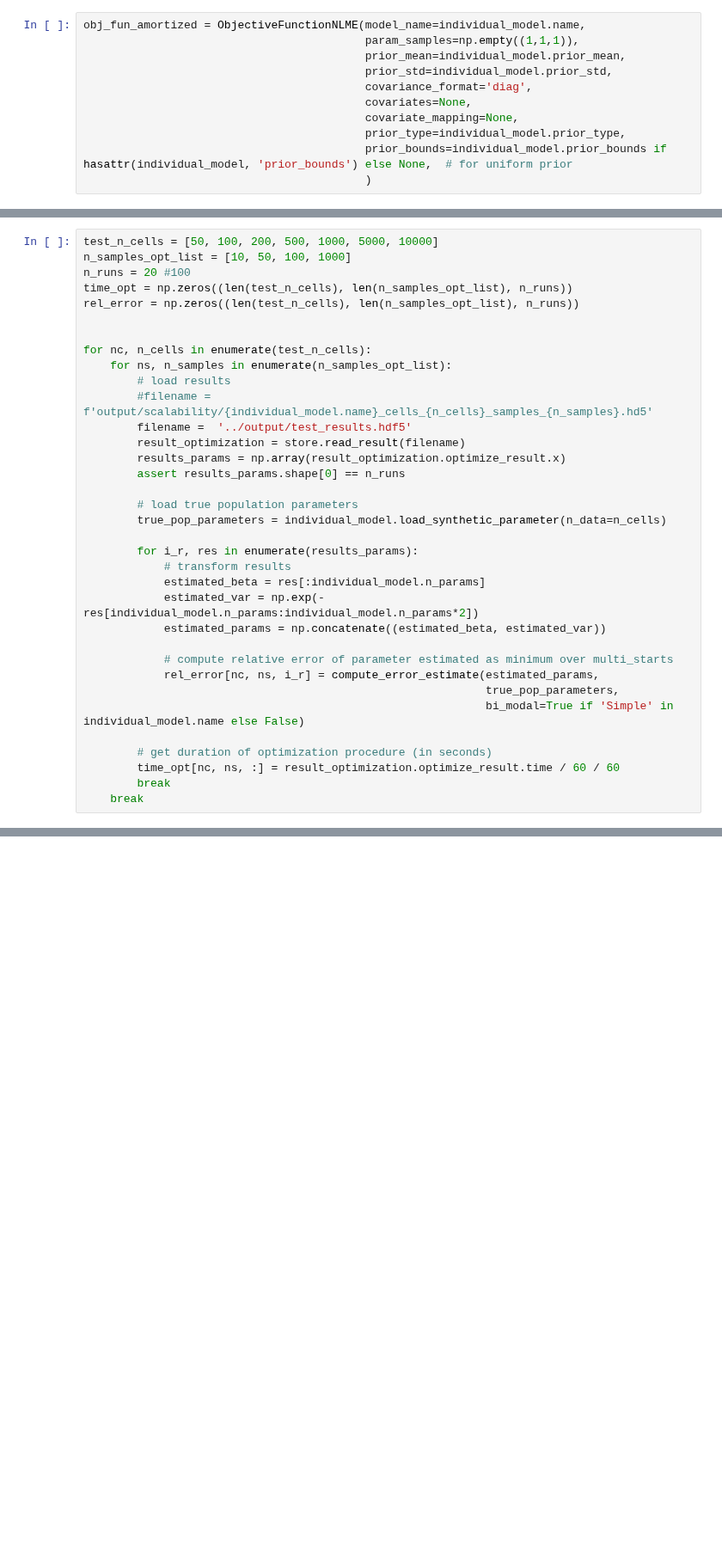
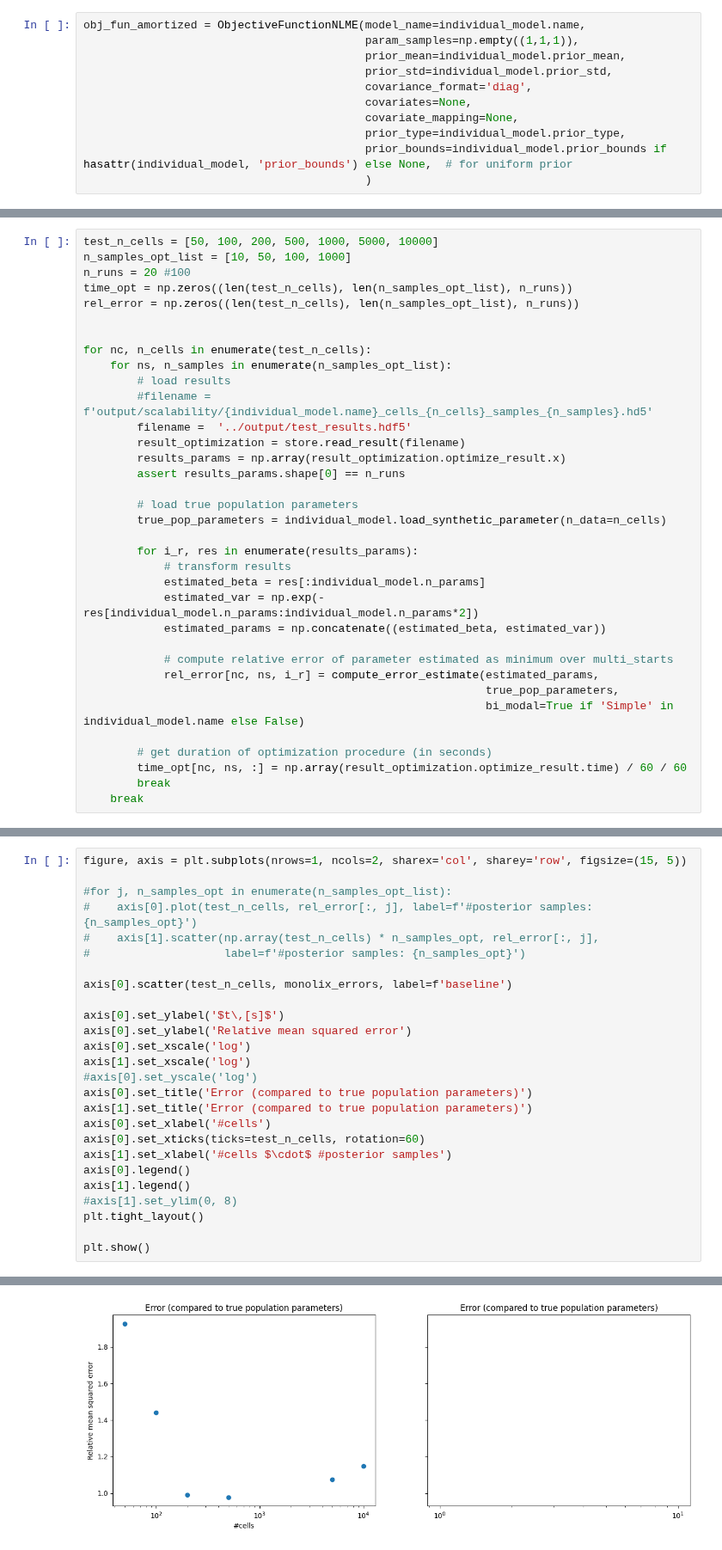
Before and after one commit to arrjon/Amortized-NLME-Models, a Jupyter notebook: Experiments/Check Scalability.ipynb, the cells around one changed output, grey strips where cells are left out. Shown at 86% size. Cells and saved outputs as stored; diff of their text form; blank space fills up the shorter version.

Commit message:
monolix synthetic results cleaned

```diff
--- a/Experiments/Check Scalability.ipynb
+++ b/Experiments/Check Scalability.ipynb
@@ -129,6 +83,6 @@ for nc, n_cells in enumerate(test_n_cells):
                                                             bi_modal=True if 'Simple' in individual_model.name else False)
 
         # get duration of optimization procedure (in seconds)
-        time_opt[nc, ns, :] = result_optimization.optimize_result.time / 60 / 60
+        time_opt[nc, ns, :] = np.array(result_optimization.optimize_result.time) / 60 / 60
         break
     break
@@ -203,0 +146,27 @@ time_monolix_large = time_monolix_large / 60 / 60  # in hours
+# %%
+figure, axis = plt.subplots(nrows=1, ncols=2, sharex='col', sharey='row', figsize=(15, 5))
+
+#for j, n_samples_opt in enumerate(n_samples_opt_list):
+#    axis[0].plot(test_n_cells, rel_error[:, j], label=f'#posterior samples: {n_samples_opt}')
+#    axis[1].scatter(np.array(test_n_cells) * n_samples_opt, rel_error[:, j],
+#                    label=f'#posterior samples: {n_samples_opt}')
+
+axis[0].scatter(test_n_cells, monolix_errors, label=f'baseline')
+
+axis[0].set_ylabel('$t\,[s]$')
+axis[0].set_ylabel('Relative mean squared error')
+axis[0].set_xscale('log')
+axis[1].set_xscale('log')
+#axis[0].set_yscale('log')
+axis[0].set_title('Error (compared to true population parameters)')
+axis[1].set_title('Error (compared to true population parameters)')
+axis[0].set_xlabel('#cells')
+axis[0].set_xticks(ticks=test_n_cells, rotation=60)
+axis[1].set_xlabel('#cells $\cdot$ #posterior samples')
+axis[0].legend()
+axis[1].legend()
+#axis[1].set_ylim(0, 8)
+plt.tight_layout()
+
+plt.show()
+# %% [output]
@@ -204 +174,2 @@ time_monolix_large = time_monolix_large / 60 / 60  # in hours
+[figure, added]
 # %%
```
Also changed, not shown: parts of 7 cells of this notebook, 45 other files.
